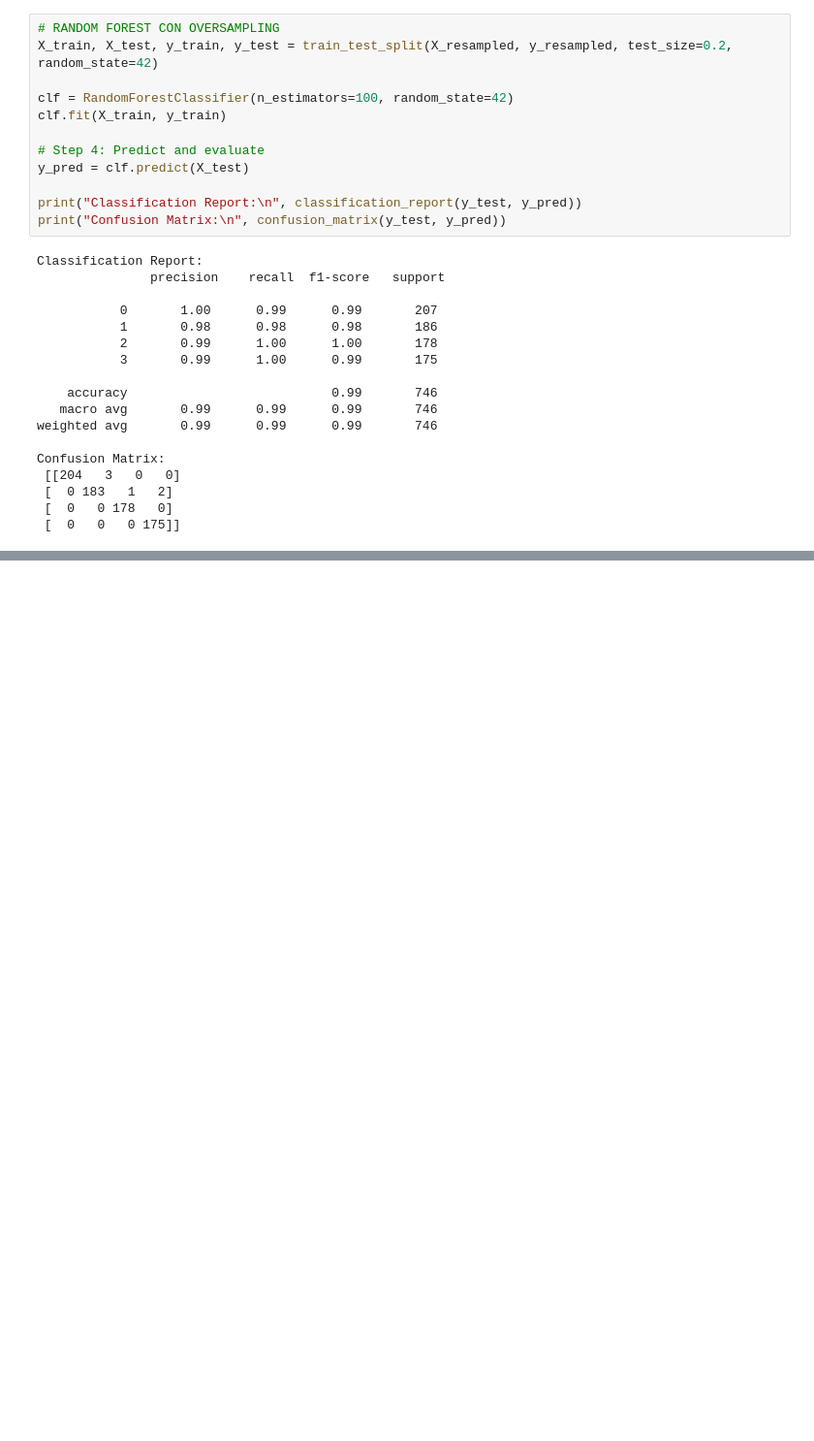
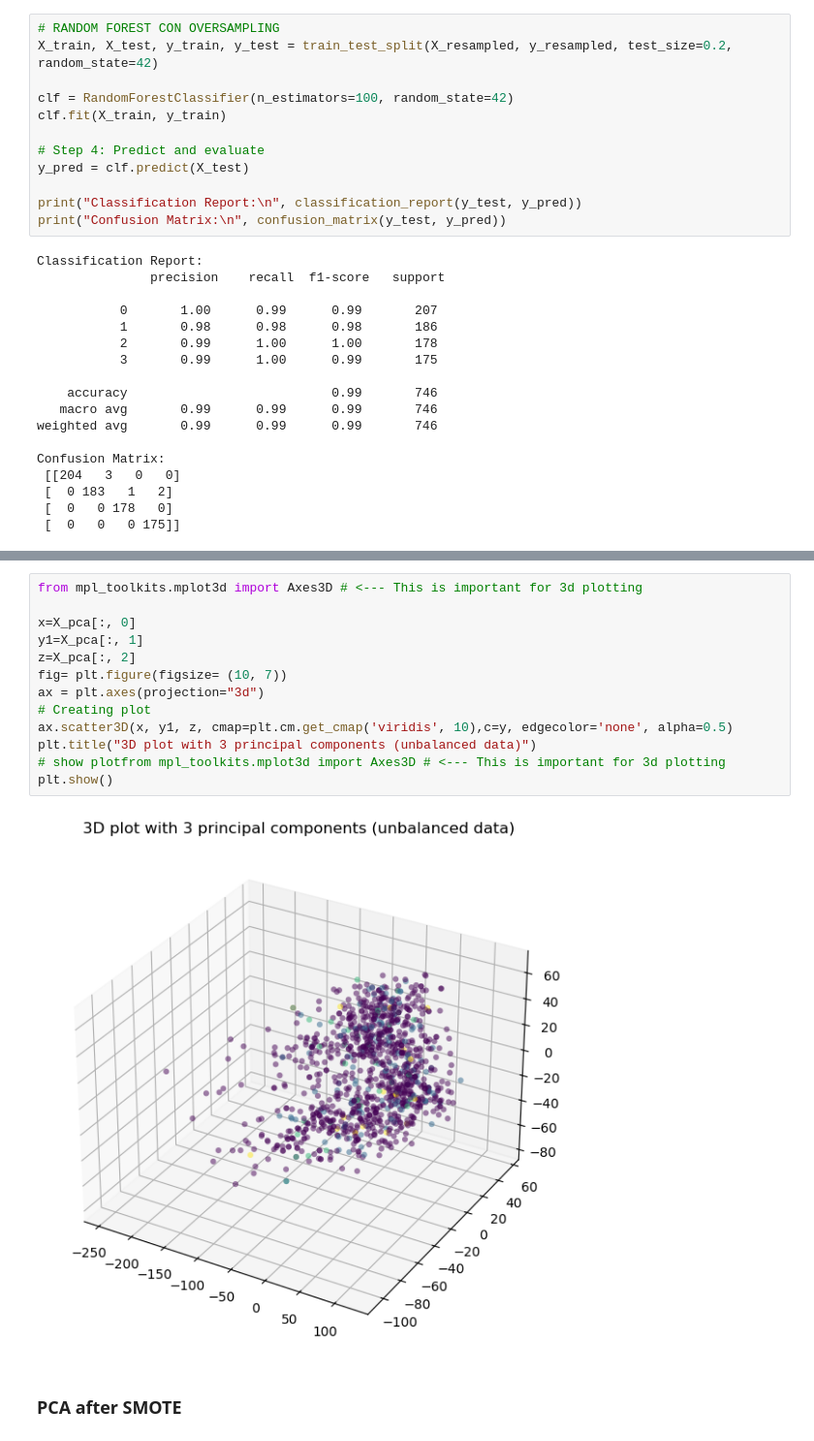
Before and after one commit to beatricecitterio/ml-repo, a Jupyter notebook: multiclass.ipynb, the cells around one changed output, grey strips where cells are left out. Shown at 97% size. Saved outputs shown, nothing was run; the diff lists cells and outputs as text; blank space fills up the shorter version.

```diff
--- a/multiclass.ipynb
+++ b/multiclass.ipynb
@@ -149,0 +257,17 @@ Confusion Matrix:
+# %%
+from mpl_toolkits.mplot3d import Axes3D # <--- This is important for 3d plotting
+
+x=X_pca[:, 0]
+y1=X_pca[:, 1]
+z=X_pca[:, 2]
+fig= plt.figure(figsize= (10, 7))
+ax = plt.axes(projection="3d")
+# Creating plot
+ax.scatter3D(x, y1, z, cmap=plt.cm.get_cmap('viridis', 10),c=y, edgecolor='none', alpha=0.5)
+plt.title("3D plot with 3 principal components (unbalanced data)")
+# show plotfrom mpl_toolkits.mplot3d import Axes3D # <--- This is important for 3d plotting
+plt.show()
+# %% [output]
+[figure, added]
+# %% [markdown]
+### **PCA after SMOTE**
```
Also changed, not shown: parts of 68 cells of this notebook, 23 other files.
